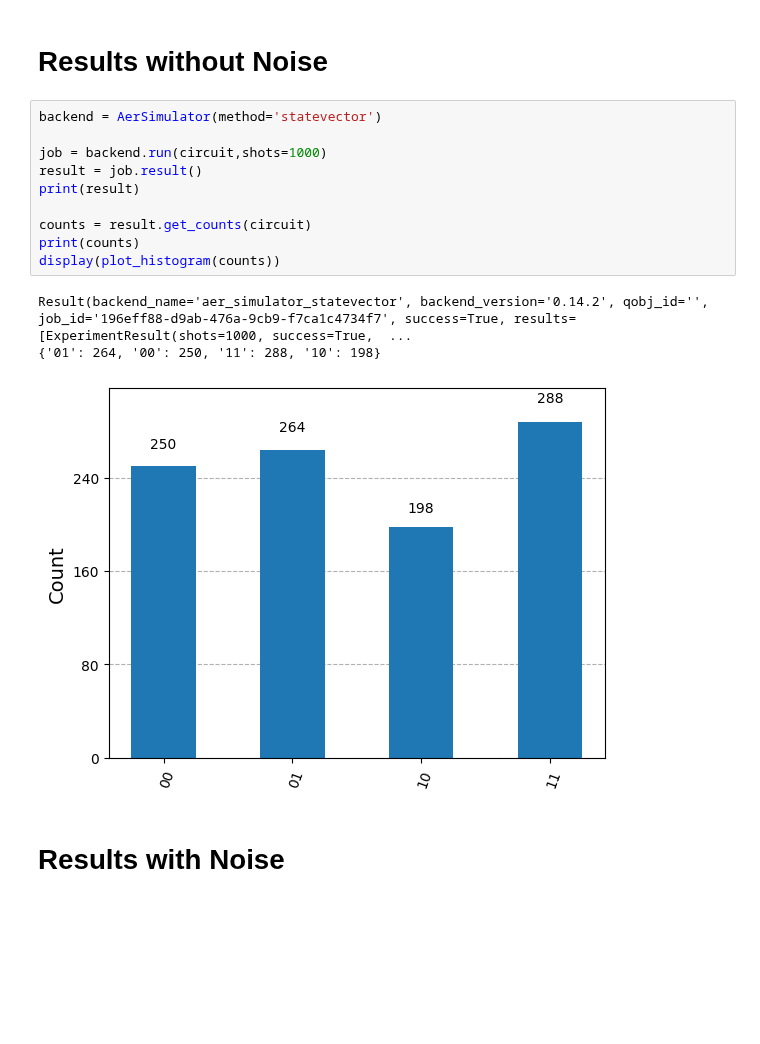
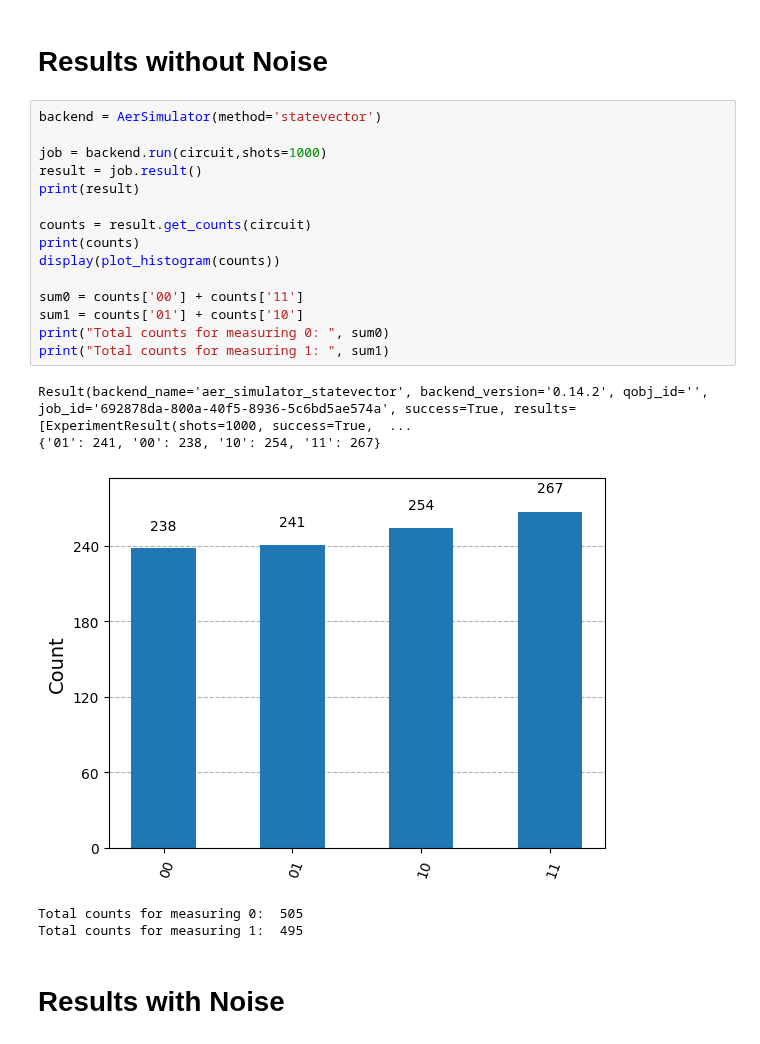
Before and after one commit to Sal7ySalt/Smallest-MSD-Protocol, a Jupyter notebook: noise.ipynb, the cells around one changed output. Cells and saved outputs as stored; diff of their text form; blank space fills up the shorter version.

```diff
--- a/noise.ipynb
+++ b/noise.ipynb
@@ -52,17 +52,24 @@ display(circuit.draw(output='mpl'))
 # %%
 backend = AerSimulator(method='statevector')
 
 job = backend.run(circuit,shots=1000)
 result = job.result()
 print(result)
 
 counts = result.get_counts(circuit)
 print(counts)
 display(plot_histogram(counts))
+
+sum0 = counts['00'] + counts['11']
+sum1 = counts['01'] + counts['10']
+print("Total counts for measuring 0: ", sum0)
+print("Total counts for measuring 1: ", sum1)
 # %% [output]
-Result(backend_name='aer_simulator_statevector', backend_version='0.14.2', qobj_id='', job_id='196eff88-d9ab-476a-9cb9-f7ca1c4734f7', success=True, results=[ExperimentResult(shots=1000, success=True,  ...
-{'01': 264, '00': 250, '11': 288, '10': 198}
+Result(backend_name='aer_simulator_statevector', backend_version='0.14.2', qobj_id='', job_id='692878da-800a-40f5-8936-5c6bd5ae574a', success=True, results=[ExperimentResult(shots=1000, success=True,  ...
+{'01': 241, '00': 238, '10': 254, '11': 267}
-[figure, old version]
+[figure, new version]
+Total counts for measuring 0:  505
+Total counts for measuring 1:  495
 # %% [markdown]
 # Results with Noise
 # %%
```
Also changed, not shown: parts of 3 cells of this notebook.
